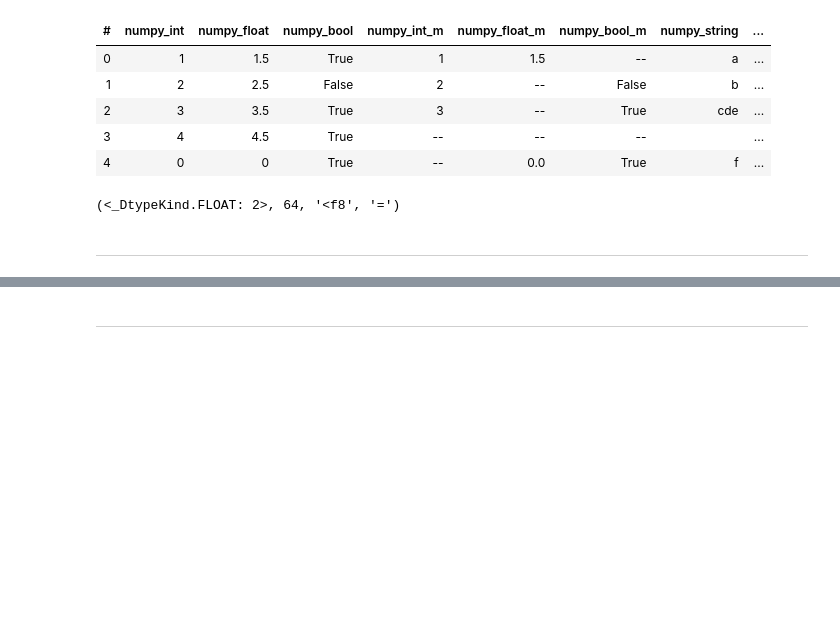
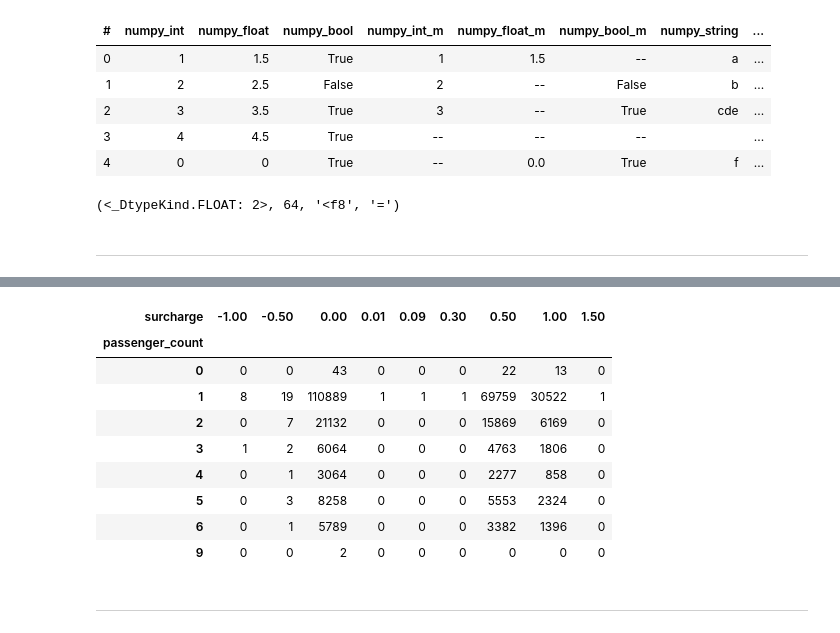
Before and after one commit to AlenkaF/vaex-df-api-implementation, a Jupyter notebook: blog-post-and-example_notebook/Example_Notebook-Vaex_implementation.ipynb, the cells around one changed output, grey strips where cells are left out. Cells and saved outputs as stored; diff of their text form; code cells hidden in the pictures; blank space fills up the shorter version.

```diff
--- a/blog-post-and-example_notebook/Example_Notebook-Vaex_implementation.ipynb
+++ b/blog-post-and-example_notebook/Example_Notebook-Vaex_implementation.ipynb
@@ -326,3 +338,18 @@ vaex_taxi.viz.heatmap(vaex_taxi.pickup_longitude, vaex_taxi.pickup_latitude, f="
+# %%
+# Make simple cross tabulation of two columns
+
+pd.crosstab(taxi_p.passenger_count, taxi_p.surcharge)
+# %% [output]
+| surcharge | -1.00 | -0.50 | 0.00 | 0.01 | 0.09 | 0.30 | 0.50 | 1.00 | 1.50 |
+| passenger_count |  |  |  |  |  |  |  |  |  |
+| 0 | 0 | 0 | 43 | 0 | 0 | 0 | 22 | 13 | 0 |
+| 1 | 8 | 19 | 110889 | 1 | 1 | 1 | 69759 | 30522 | 1 |
+| 2 | 0 | 7 | 21132 | 0 | 0 | 0 | 15869 | 6169 | 0 |
+| 3 | 1 | 2 | 6064 | 0 | 0 | 0 | 4763 | 1806 | 0 |
+| 4 | 0 | 1 | 3064 | 0 | 0 | 0 | 2277 | 858 | 0 |
+| 5 | 0 | 3 | 8258 | 0 | 0 | 0 | 5553 | 2324 | 0 |
+| 6 | 0 | 1 | 5789 | 0 | 0 | 0 | 3382 | 1396 | 0 |
+| 9 | 0 | 0 | 2 | 0 | 0 | 0 | 0 | 0 | 0 |
 # %% [markdown]
 ---
 # %% [markdown]
```
Also changed, not shown: parts of 12 cells of this notebook.
